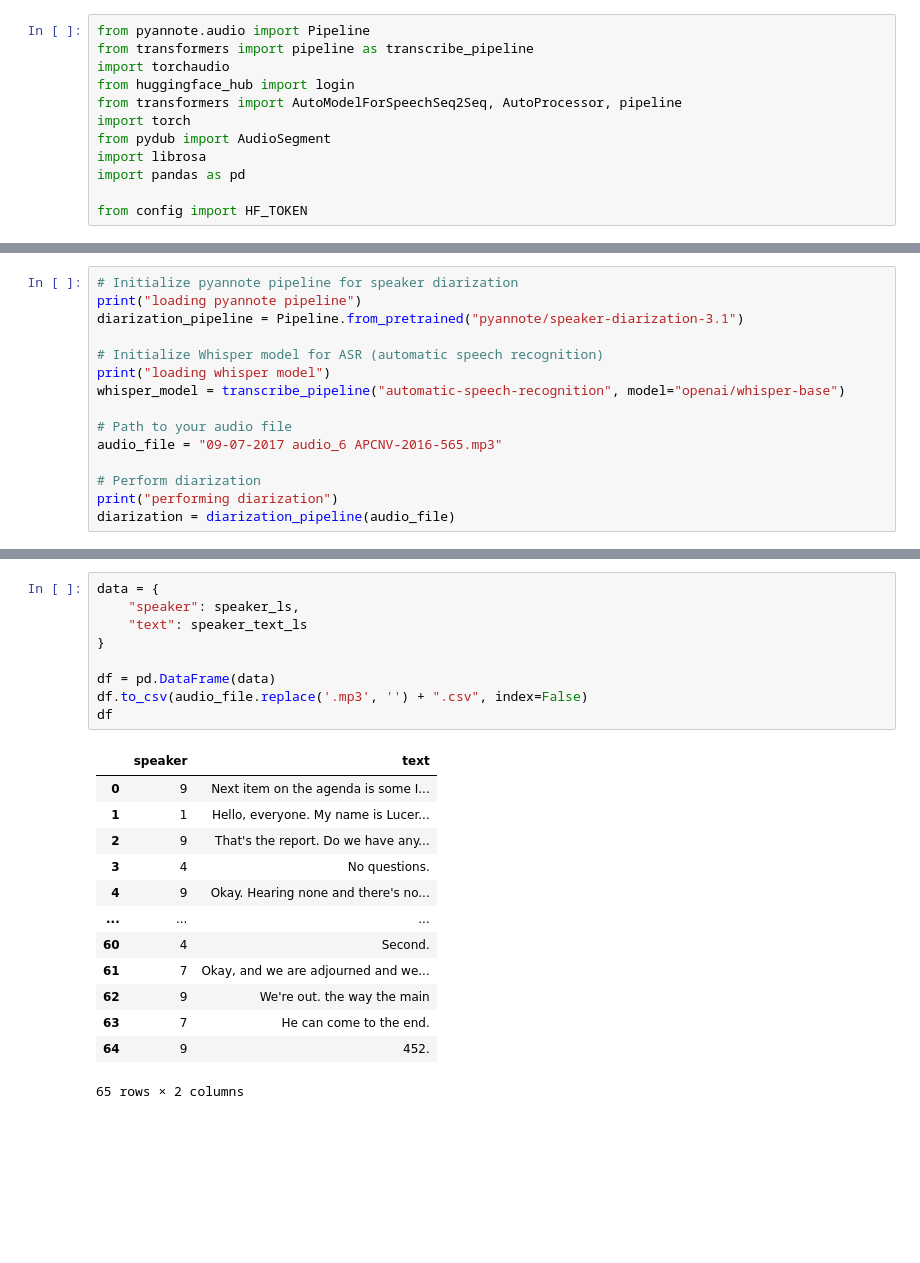
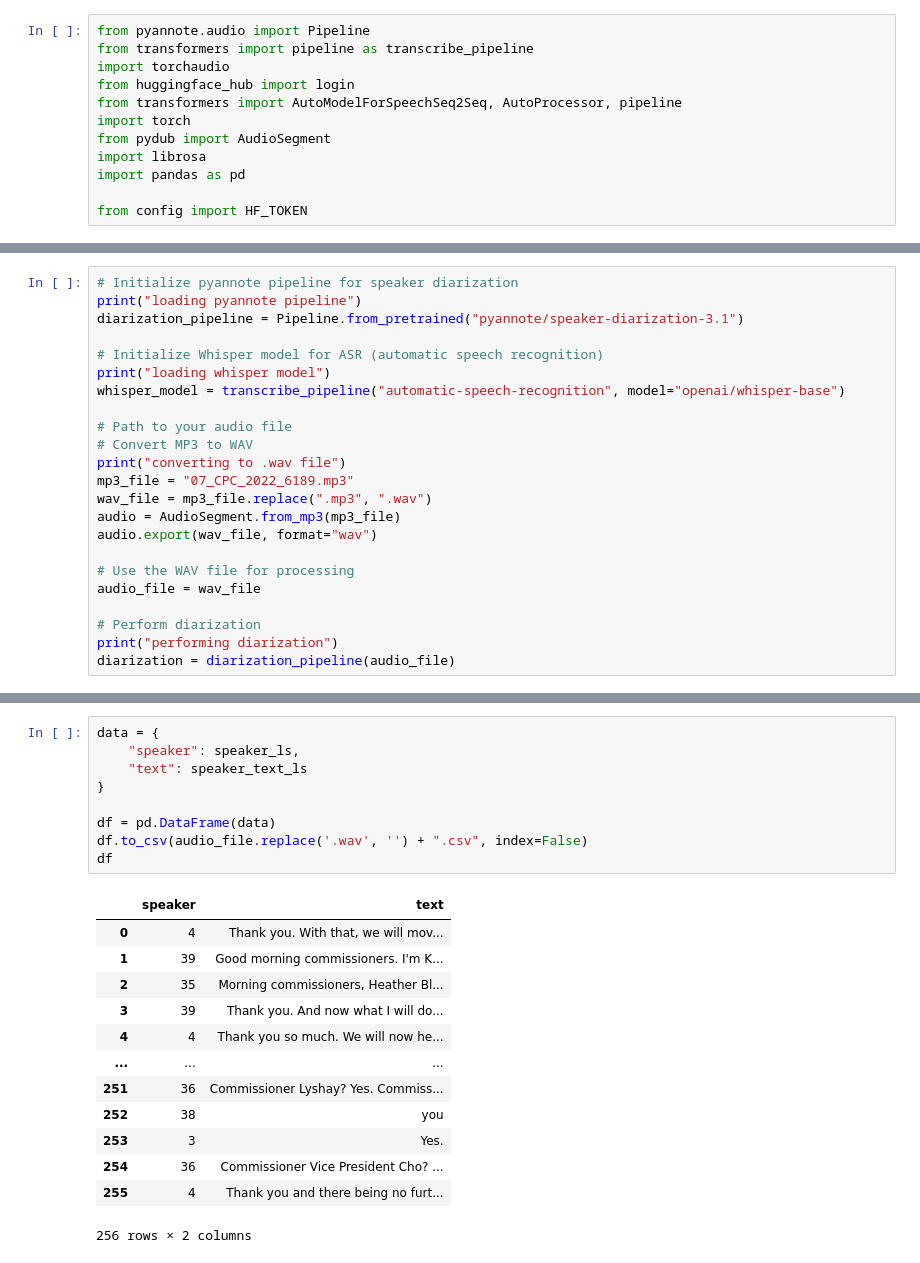
Before and after one commit to mpham8/kestelman-research, a Jupyter notebook: support/get_speech.ipynb, the cells around one changed output, grey strips where cells are left out. Cells and saved outputs as stored; diff of their text form; blank space fills up the shorter version.

```diff
--- a/support/get_speech.ipynb
+++ b/support/get_speech.ipynb
@@ -27,7 +27,15 @@ print("loading whisper model")
 whisper_model = transcribe_pipeline("automatic-speech-recognition", model="openai/whisper-base")
 
 # Path to your audio file
-audio_file = "09-07-2017 audio_6 APCNV-2016-565.mp3"
+# Convert MP3 to WAV
+print("converting to .wav file")
+mp3_file = "07_CPC_2022_6189.mp3"
+wav_file = mp3_file.replace(".mp3", ".wav")
+audio = AudioSegment.from_mp3(mp3_file)
+audio.export(wav_file, format="wav")
+
+# Use the WAV file for processing
+audio_file = wav_file
 
 # Perform diarization
 print("performing diarization")
@@ -167,23 +262,23 @@ Speaker 09:  452.
 # %%
 data = {
     "speaker": speaker_ls,
     "text": speaker_text_ls
 }
 
 df = pd.DataFrame(data)
-df.to_csv(audio_file.replace('.mp3', '') + ".csv", index=False)
+df.to_csv(audio_file.replace('.wav', '') + ".csv", index=False)
 df
 # %% [output]
 |  | speaker | text |
-| 0 | 9 | Next item on the agenda is some I... |
-| 1 | 1 | Hello, everyone. My name is Lucer... |
-| 2 | 9 | That's the report. Do we have any... |
-| 3 | 4 | No questions. |
-| 4 | 9 | Okay. Hearing none and there's no... |
+| 0 | 4 | Thank you. With that, we will mov... |
+| 1 | 39 | Good morning commissioners. I'm K... |
+| 2 | 35 | Morning commissioners, Heather Bl... |
+| 3 | 39 | Thank you. And now what I will do... |
+| 4 | 4 | Thank you so much. We will now he... |
 | ... | ... | ... |
-| 60 | 4 | Second. |
-| 61 | 7 | Okay, and we are adjourned and we... |
-| 62 | 9 | We're out. the way the main |
-| 63 | 7 | He can come to the end. |
-| 64 | 9 | 452. |
+| 251 | 36 | Commissioner Lyshay? Yes. Commiss... |
+| 252 | 38 | you |
+| 253 | 3 | Yes. |
+| 254 | 36 | Commissioner Vice President Cho? ... |
+| 255 | 4 | Thank you and there being no furt... |
-65 rows × 2 columns
+256 rows × 2 columns
```
Also changed, not shown: parts of 4 cells of this notebook.
